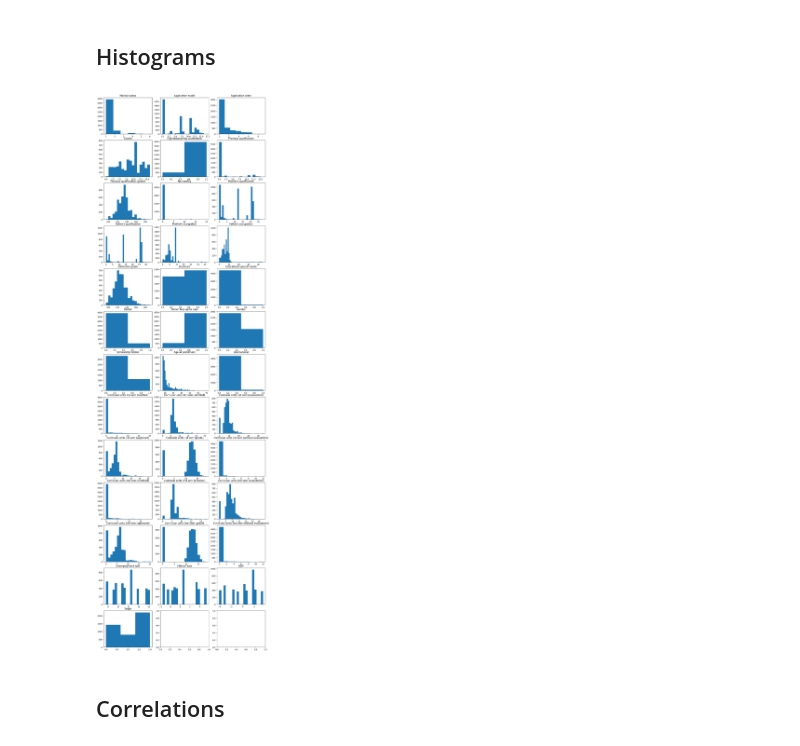
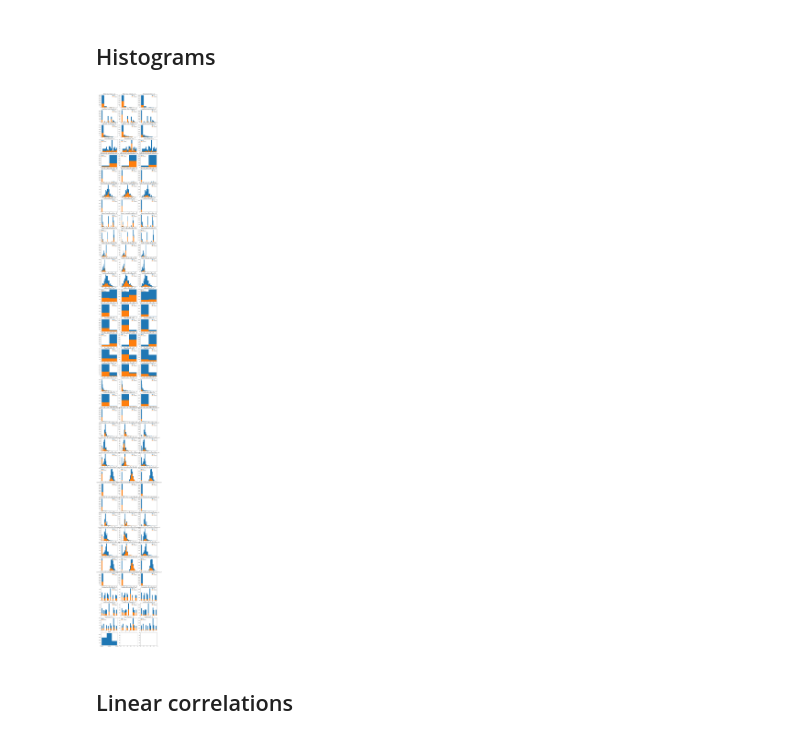
Before and after one commit to attilammagyar/math-modeling-practice, a Jupyter notebook: math-modeling-practice.ipynb, the cells around one changed output. Drawn from its saved outputs; the diff is of its cells as text; code cells hidden in the pictures.

Commit message:
Start exploring the data
 * Compare histograms within classes.

 * Make the cov matrix easier to read, put the target column next to the
   labels.

```diff
--- a/math-modeling-practice.ipynb
+++ b/math-modeling-practice.ipynb
@@ -97,13 +108,21 @@ Data
 ----
 # %%
 data = pd.read_csv("data/data.csv", sep=";")
+
 ipython_display(data.head(10))
 
 print(f"{data.shape = }")
 print(f"{data[data.duplicated()].shape = }")
-println(f"{np.sum(data.isnull().sum()) = }")
+print(f"{np.sum(data.isnull().sum()) = }")
+println(f"{np.sum(data.isna().sum()) = }")
 
-renumber = set([
+
+for col in data.columns:
+    dtype = str(data.dtypes[col])
+    print(f"{col:50} {dtype:10}")
+
+
+renumber = {
     "Application mode",
     "Course",
     "Previous qualification",
@@ -112,19 +131,13 @@ renumber = set([
     "Father's qualification",
     "Mother's occupation",
     "Father's occupation",
-    "Target",
-])
+}
 
 for col in data.columns:
     dtype = str(data.dtypes[col])
 
     if col in renumber:
         data[col] = assign_numbers(data, col)
-
-    print(f"{col:50} {dtype:10}")
-
-    #if dtype == "int64":
-    #    print(", ".join(str(u) for u in sorted(data[col].unique())))
 # %% [output]
 |  | Marital status | Application mode | Application order | Course | Daytime/evening attendance | ... |
 | 0 | 1 | 17 | 5 | 171 | 1 | ... |
@@ -160,16 +173,33 @@ Histograms
 ----------
 # %%
 cols = 3
-rows = int(len(data.columns) / cols) + 1
-
+rows = len(data.columns)
+target_vals = data["Target"].unique()
 plt_layout(rows, cols, (12, rows * 3))
 
+data_grouped = {
+    tv: data[data["Target"] == tv] for tv in target_vals
+}
+
 for col in data.columns:
-    bins = 20 if str(data.dtypes[col]) != "int64" else len(data[col].unique())
-    plt_hist(col, data[col], bins=bins)
+    if col == "Target":
+        continue
+
+    bins = (
+        20 if str(data.dtypes[col]) != "int64" else len(data[col].unique())
+    )
+    range_ = (data[col].min(), data[col].max())
+
+    for tv in target_vals:
+        plt_next(f"{col} {tv} vs. all")
+        plt.hist(data[col], bins=bins, label="all", range=range_)
+        plt.hist(data_grouped[tv][col], bins=bins, label=tv, range=range_)
+        plt.legend()
+
+plt_hist("Target", data["Target"], bins=len(target_vals))
 # %% [output]
-[figure, old version]
+[figure, new version]
 # %% [markdown]
-Correlations
-------------
+Linear correlations
+-------------------
 # %%
```
Also changed, not shown: parts of 3 cells of this notebook, 1 other file.
